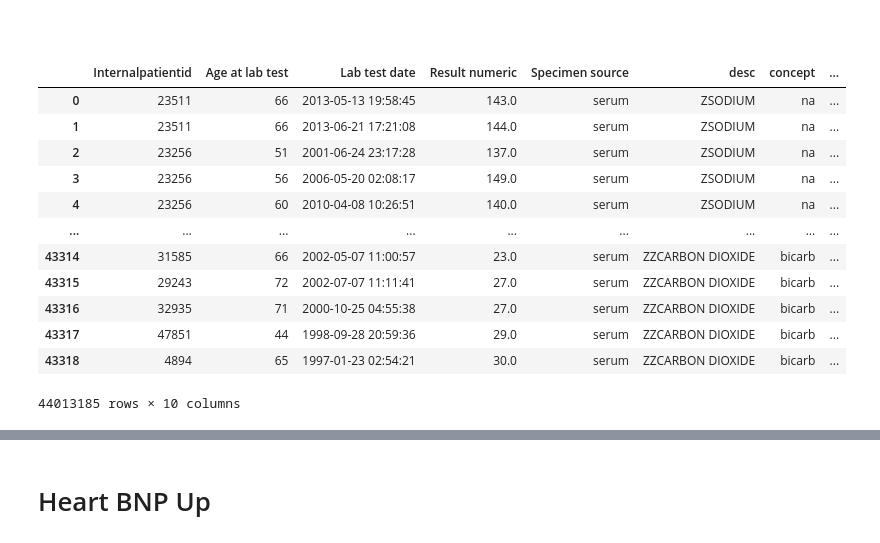
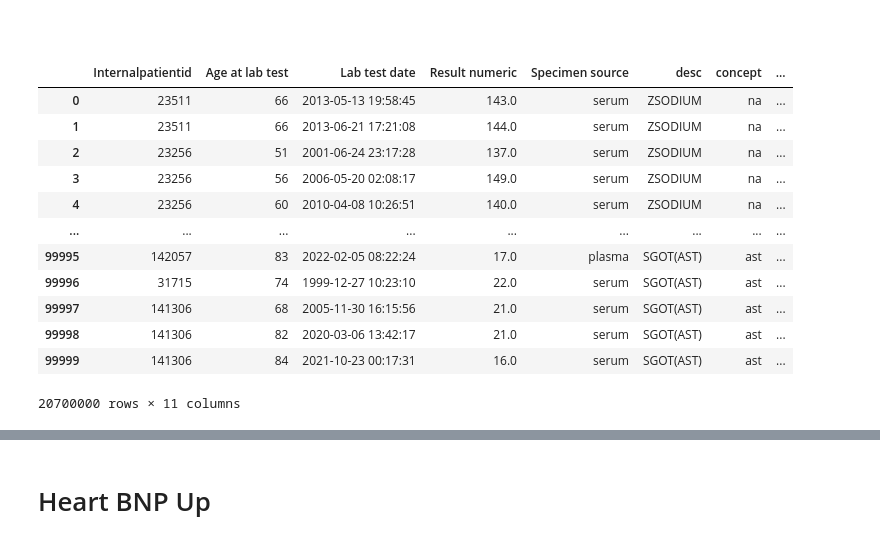
Before and after one commit to victormurcia/VCHAMPS, a Jupyter notebook: VCHAMPS_Gauging_Patient_Sickness_During_Hospitalization.ipynb, the cells around one changed output, grey strips where cells are left out. Saved outputs shown, nothing was run; the diff lists cells and outputs as text; code cells hidden in the pictures.

```diff
--- a/VCHAMPS_Gauging_Patient_Sickness_During_Hospitalization.ipynb
+++ b/VCHAMPS_Gauging_Patient_Sickness_During_Hospitalization.ipynb
@@ -42,20 +42,20 @@ Current working directory: /content/drive/MyDrive/VCHAMPS - Train Cleaned
 # %% [markdown]
 #
 # %%
-lab_measurements_df = dd.read_parquet('/content/drive/MyDrive/VCHAMPS - Train Cleaned/lab_results.parquet/*.parquet')
+lab_measurements_df = dd.read_parquet('/content/drive/MyDrive/VCHAMPS - Train Cleaned-Mapped/lab_results/*.parquet')
 lab_measurements_df = lab_measurements_df.compute()
 lab_measurements_df
 # %% [output]
 |  | Internalpatientid | Age at lab test | Lab test date | Result numeric | Specimen source | desc | concept | ... |
 | 0 | 23511 | 66 | 2013-05-13 19:58:45 | 143.0 | serum | ZSODIUM | na | ... |
 | 1 | 23511 | 66 | 2013-06-21 17:21:08 | 144.0 | serum | ZSODIUM | na | ... |
 | 2 | 23256 | 51 | 2001-06-24 23:17:28 | 137.0 | serum | ZSODIUM | na | ... |
 | 3 | 23256 | 56 | 2006-05-20 02:08:17 | 149.0 | serum | ZSODIUM | na | ... |
 | 4 | 23256 | 60 | 2010-04-08 10:26:51 | 140.0 | serum | ZSODIUM | na | ... |
 | ... | ... | ... | ... | ... | ... | ... | ... | ... |
-| 43314 | 31585 | 66 | 2002-05-07 11:00:57 | 23.0 | serum | ZZCARBON DIOXIDE | bicarb | ... |
-| 43315 | 29243 | 72 | 2002-07-07 11:11:41 | 27.0 | serum | ZZCARBON DIOXIDE | bicarb | ... |
-| 43316 | 32935 | 71 | 2000-10-25 04:55:38 | 27.0 | serum | ZZCARBON DIOXIDE | bicarb | ... |
-| 43317 | 47851 | 44 | 1998-09-28 20:59:36 | 29.0 | serum | ZZCARBON DIOXIDE | bicarb | ... |
-| 43318 | 4894 | 65 | 1997-01-23 02:54:21 | 30.0 | serum | ZZCARBON DIOXIDE | bicarb | ... |
+| 99995 | 142057 | 83 | 2022-02-05 08:22:24 | 17.0 | plasma | SGOT(AST) | ast | ... |
+| 99996 | 31715 | 74 | 1999-12-27 10:23:10 | 22.0 | serum | SGOT(AST) | ast | ... |
+| 99997 | 141306 | 68 | 2005-11-30 16:15:56 | 21.0 | serum | SGOT(AST) | ast | ... |
+| 99998 | 141306 | 82 | 2020-03-06 13:42:17 | 21.0 | serum | SGOT(AST) | ast | ... |
+| 99999 | 141306 | 84 | 2021-10-23 00:17:31 | 16.0 | serum | SGOT(AST) | ast | ... |
-44013185 rows × 10 columns
+20700000 rows × 11 columns
```
Also changed, not shown: parts of 76 cells of this notebook.
